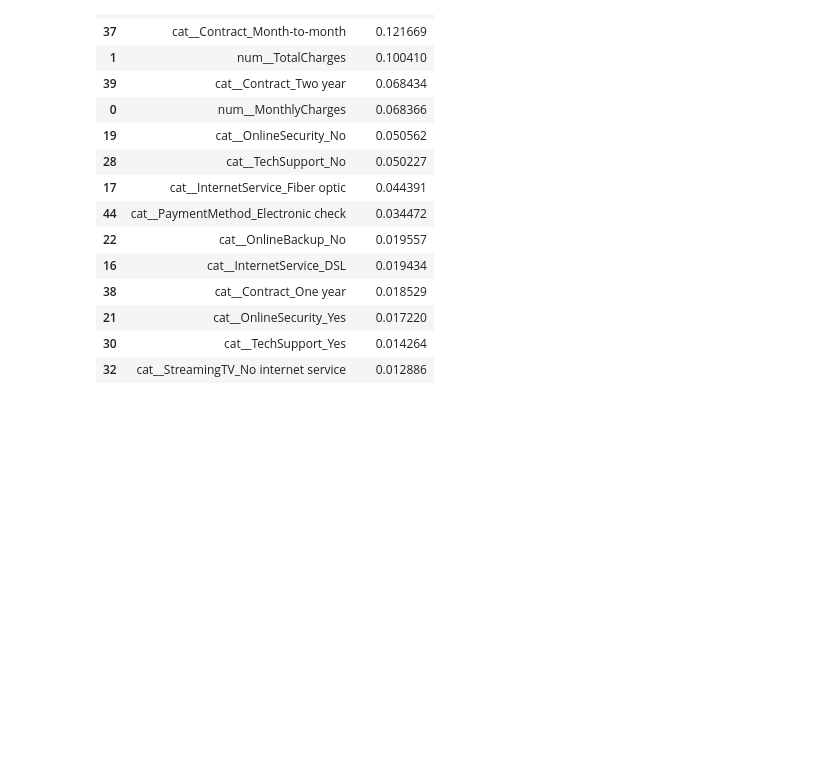
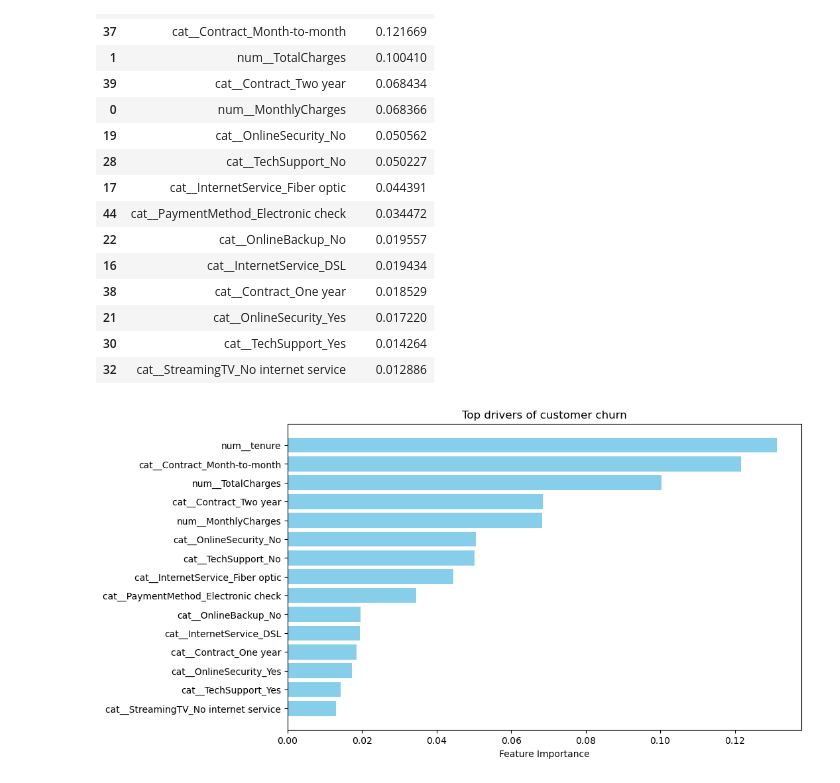
Before and after one commit to dilliram-code/telecom-customer-churn-prediction, a Jupyter notebook: data_preprocessing/dataset_training.ipynb, the cells around one changed output. Drawn from its saved outputs; the diff is of its cells as text; code cells hidden in the pictures; blank space fills up the shorter version.

Commit message:
plot bar graph for customer churn

```diff
--- a/data_preprocessing/dataset_training.ipynb
+++ b/data_preprocessing/dataset_training.ipynb
@@ -477,3 +477,14 @@ feat_imp.head(15)
 | 21 | cat__OnlineSecurity_Yes | 0.017220 |
 | 30 | cat__TechSupport_Yes | 0.014264 |
 | 32 | cat__StreamingTV_No internet service | 0.012886 |
+# %%
+# plot the bar graph
+top_features = feat_imp.head(15)
+plt.figure(figsize=(10, 6))
+plt.barh(top_features['feature'], top_features['importance'], color='skyblue')
+plt.xlabel('Feature Importance')
+plt.title('Top drivers of customer churn')
+plt.gca().invert_yaxis()  # Invert y-axis to have the most important
+plt.show()
+# %% [output]
+[figure, added]
```
